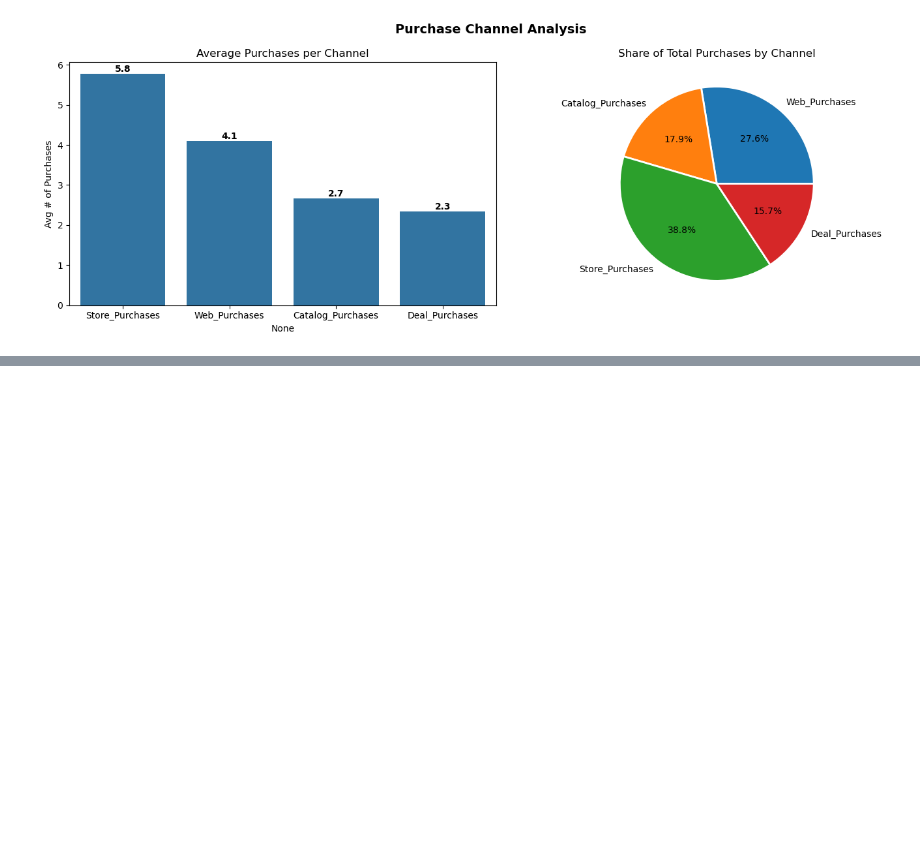
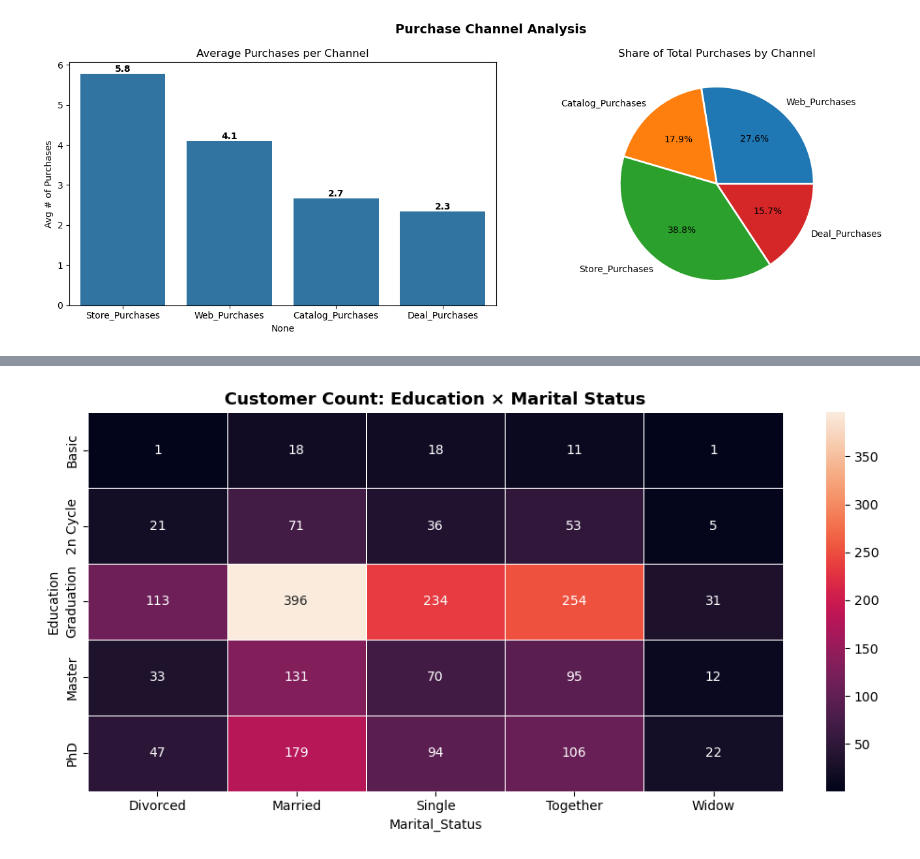
Before and after one commit to papocun/Customer-Segmentation-Project, a Jupyter notebook: Notebooks/Eda.ipynb, the cells around one changed output, grey strips where cells are left out. Drawn from its saved outputs; the diff is of its cells as text; code cells hidden in the pictures; blank space fills up the shorter version.

```diff
--- a/Notebooks/Eda.ipynb
+++ b/Notebooks/Eda.ipynb
@@ -865,0 +921,12 @@ plt.show()
+# %%
+# Heatmap: Education × Marital Status (count table)
+cross = pd.crosstab(df['Education'], df['Marital_Status'])
+cross = cross.reindex(['Basic','2n Cycle','Graduation','Master','PhD'])
+
+plt.figure(figsize=(10, 5))
+sns.heatmap(cross, annot=True, fmt='d', linewidths=0.5)
+plt.title('Customer Count: Education × Marital Status', fontsize=13, fontweight='bold')
+plt.tight_layout()
+plt.show()
+# %% [output]
+[figure, added]
```
Also changed, not shown: parts of 5 cells of this notebook.
